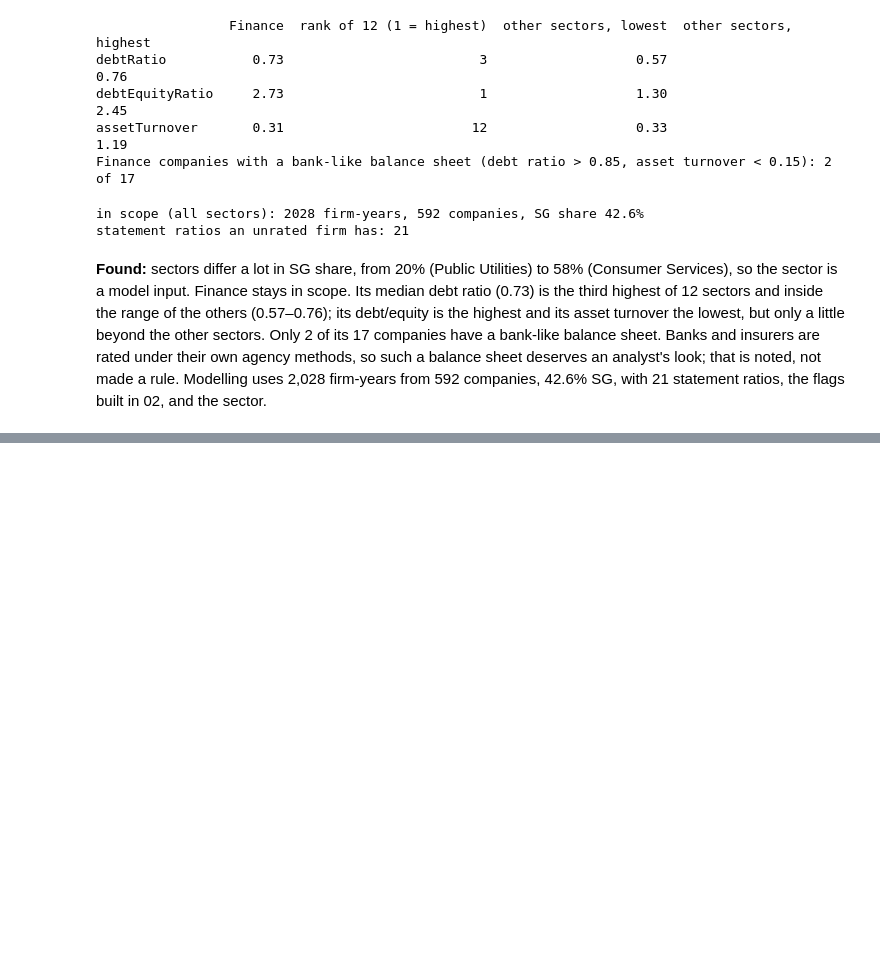
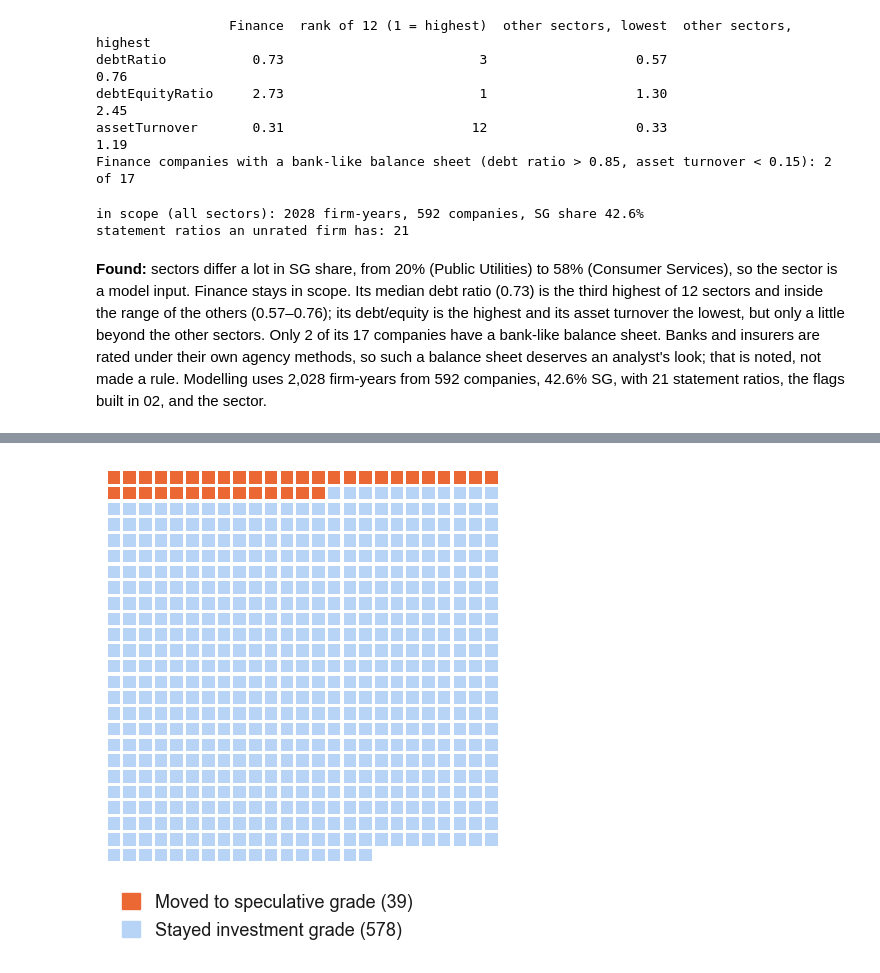
Before and after one commit to Ayu5hsingh/Cyber-Credit-Risk, a Jupyter notebook: notebooks/01_eda.ipynb, the cells around one changed output, grey strips where cells are left out. Cells and saved outputs as stored; diff of their text form; code cells hidden in the pictures; blank space fills up the shorter version.

```diff
--- a/notebooks/01_eda.ipynb
+++ b/notebooks/01_eda.ipynb
@@ -195,0 +221,10 @@ save(fig, "rating_mix")
+# %%
+seq = X.sort_values(["Name", "Rating Agency Name", "Date"])
+nxt = seq.groupby(["Name", "Rating Agency Name"])[["SG", "Date"]].shift(-1)
+first_ig = (seq.SG == 0) & nxt.SG.notna()
+ig_pairs = pd.DataFrame({"Name": seq.Name[first_ig], "crossed": nxt.SG[first_ig].astype(int),
+                         "gap_days": (nxt.Date - seq.Date)[first_ig].dt.days})
+print(f"{len(ig_pairs)} pairs from {ig_pairs.Name.nunique()} companies | crossed to SG: {ig_pairs.crossed.sum()}"
+      f" ({ig_pairs.crossed.mean():.1%}) | median gap between the two ratings: {ig_pairs.gap_days.median():.0f} days")
+EDA.update(ig_pairs=len(ig_pairs), ig_pairs_crossed=int(ig_pairs.crossed.sum()),
+           ig_pairs_crossed_share=round(ig_pairs.crossed.mean(), 3))
@@ -514,0 +578,36 @@ Modelling uses 2,028 firm-years from 592 companies, 42.6% SG, with 21 statement
+# %%
+SLIDES = FIG / "slides"
+SLIDES.mkdir(exist_ok=True)
+IG_C, SG_C, IG_LIGHT = "#2a78d6", "#eb6834", "#b7d3f6"          # blue = investment grade, orange = speculative grade
+INK, INK2, CONTEXT, GRID = "#1a1a1a", "#555555", "#c8c8c8", "#e6e6e6"
+TOUCHED = INK                                                    # black = rows a cleaning rule touches
+plt.rcParams.update({
+    "font.family": "sans-serif", "font.sans-serif": ["Arial", "Helvetica", "DejaVu Sans"], "font.size": 14,
+    "axes.titlesize": 14, "axes.titlelocation": "left", "axes.labelsize": 13, "axes.labelcolor": INK2,
+    "axes.edgecolor": CONTEXT, "axes.facecolor": "white", "axes.grid": False, "axes.spines.top": False,
+    "axes.spines.right": False, "xtick.labelsize": 13, "ytick.labelsize": 13, "xtick.color": INK2, "ytick.color": INK2,
+    "grid.color": GRID, "text.color": INK, "legend.frameon": False, "legend.fontsize": 13,
+    "figure.facecolor": "white", "savefig.facecolor": "white", "savefig.dpi": 200})
+commas = FuncFormatter(lambda v, _: f"{v:,.3f}".rstrip("0").rstrip("."))
+
+
+def save_slide(fig, name):
+    """Save as figures/slides/<name>.png. The slide carries the title, the notes and the source."""
+    fig.tight_layout()
+    fig.savefig(SLIDES / f"{name}.png")
+    plt.show()
+# %%
+n, k = len(ig_pairs), int(ig_pairs.crossed.sum())
+cols = 25
+fig, ax = plt.subplots(figsize=(6.4, 5.2))
+for i in range(n):
+    r, c = divmod(i, cols)
+    ax.add_patch(plt.Rectangle((c, -r), 0.8, 0.8, color=SG_C if i < k else IG_LIGHT, lw=0))
+ax.set(xlim=(-0.1, cols), ylim=(-np.ceil(n / cols), 1), aspect="equal")
+ax.axis("off")
+ax.legend(handles=[Patch(color=SG_C, label=f"Moved to speculative grade ({k})"),
+                   Patch(color=IG_LIGHT, label=f"Stayed investment grade ({n - k})")],
+          loc="upper left", bbox_to_anchor=(0, 0), handlelength=1, handleheight=1)
+save_slide(fig, "rating_crossings")
+# %% [output]
+[figure, added]
```
Also changed, not shown: parts of 18 cells of this notebook, 7 other files.
